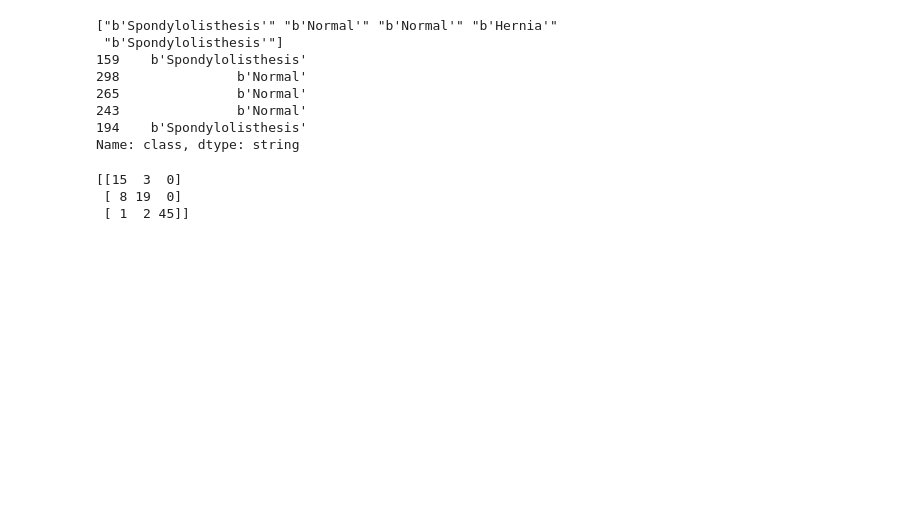
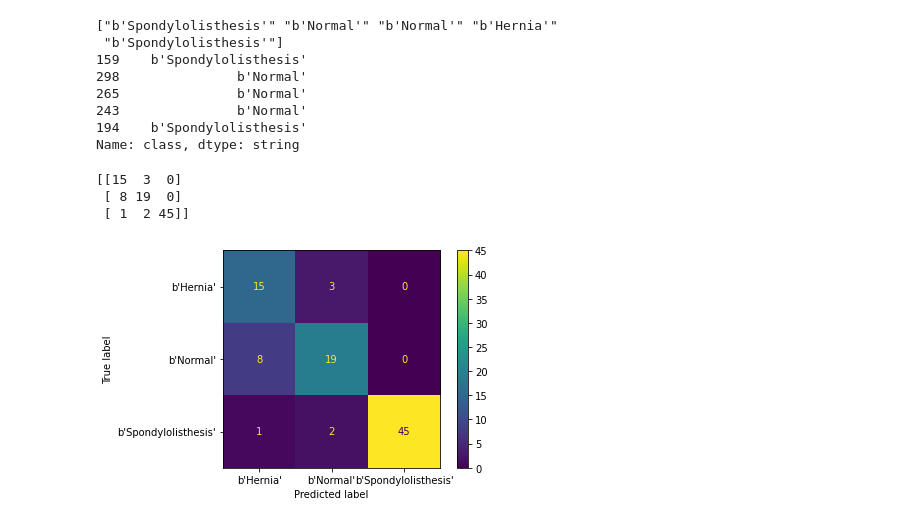
Before and after one commit to cityu-assignment/CS3481-assignment1, a Jupyter notebook: cs3481_asm.ipynb, the cells around one changed output. Saved outputs shown, nothing was run; the diff lists cells and outputs as text; code cells hidden in the pictures; blank space fills up the shorter version.

```diff
--- a/cs3481_asm.ipynb
+++ b/cs3481_asm.ipynb
@@ -88,12 +88,17 @@ Name: class, dtype: string
 # %%
 # confusion_matrix
 
 from sklearn.metrics import confusion_matrix
-print(confusion_matrix(y_testset, predTree))
+
+metrics.plot_confusion_matrix(clf, X_testset, y_testset)
+
+confmat = confusion_matrix(y_testset, predTree)
+print(confmat)
 # %% [output]
 [[15  3  0]
  [ 8 19  0]
  [ 1  2 45]]
+[figure, added]
 # %%
 dot_data = tree.export_graphviz(clf, out_file=None,
                          feature_names=list(df.columns)[:6],
```
